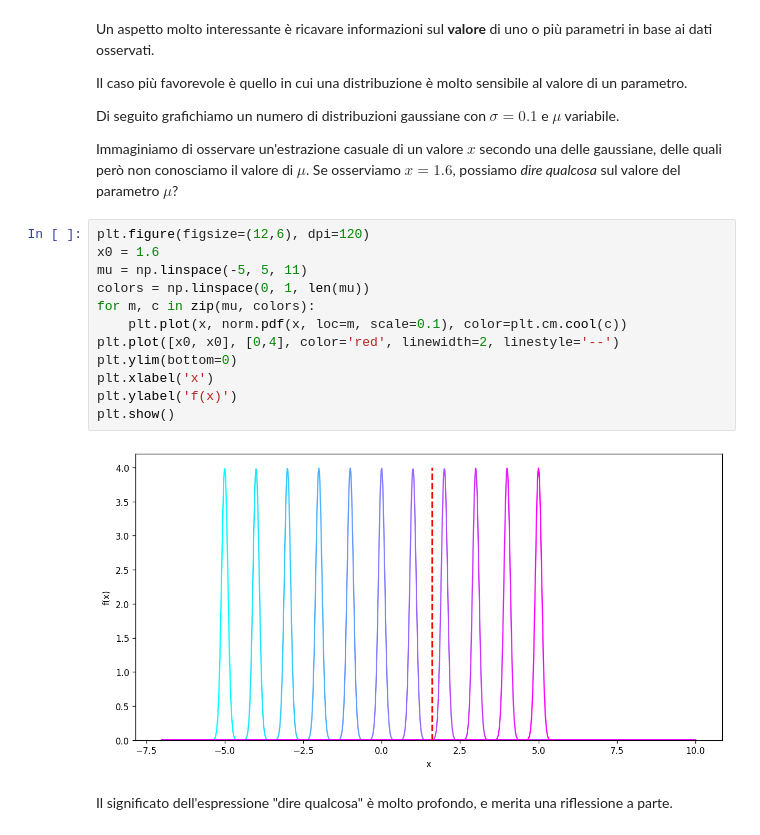
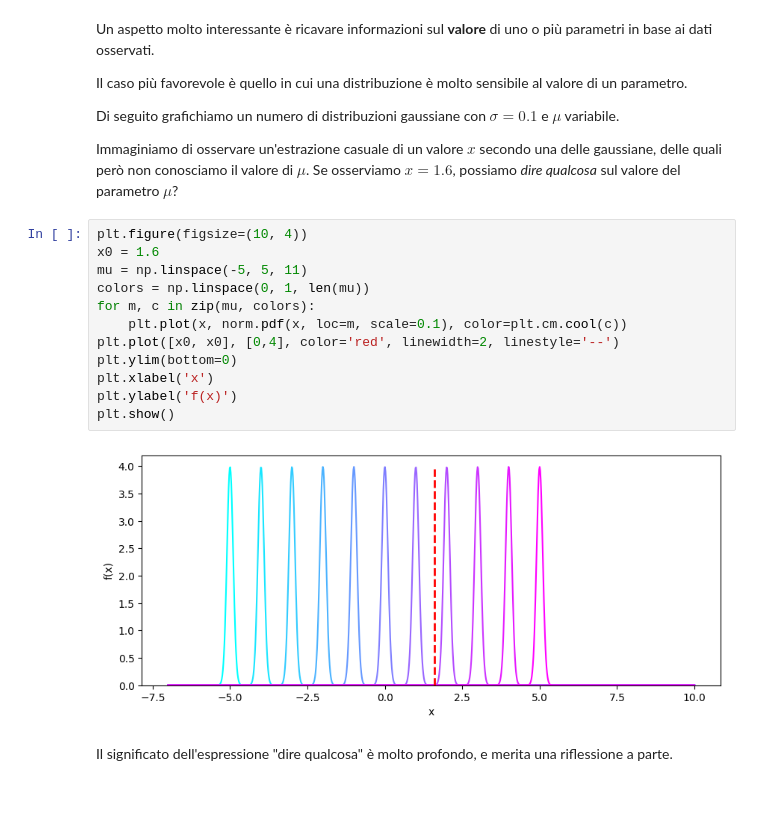
Before and after one commit to lucalista/analisi-dati-2024, a Jupyter notebook: 11.01.00__Inferenza_bayesiana.ipynb, the cells around one changed output. Cells and saved outputs as stored; diff of their text form; blank space fills up the shorter version.

```diff
--- a/11.01.00__Inferenza_bayesiana.ipynb
+++ b/11.01.00__Inferenza_bayesiana.ipynb
@@ -34,19 +34,19 @@ Di seguito grafichiamo un numero di distribuzioni gaussiane con $\sigma=0.1$ e $
 
 Immaginiamo di osservare un'estrazione casuale di un valore $x$ secondo una delle gaussiane, delle quali però non conosciamo il valore di $\mu$. Se osserviamo $x=1.6$, possiamo *dire qualcosa* sul valore del parametro $\mu$?
 # %%
-plt.figure(figsize=(12,6), dpi=120)
+plt.figure(figsize=(10, 4))
 x0 = 1.6
 mu = np.linspace(-5, 5, 11)
 colors = np.linspace(0, 1, len(mu))
 for m, c in zip(mu, colors):
     plt.plot(x, norm.pdf(x, loc=m, scale=0.1), color=plt.cm.cool(c))
 plt.plot([x0, x0], [0,4], color='red', linewidth=2, linestyle='--')
 plt.ylim(bottom=0)
 plt.xlabel('x')
 plt.ylabel('f(x)')
 plt.show()
 # %% [output]
-[figure, old version]
+[figure, new version]
 # %% [markdown]
 Il significato dell'espressione "dire qualcosa" è molto profondo, e merita una riflessione a parte.
 # %% [markdown]
```
Also changed, not shown: parts of 20 cells of this notebook.
